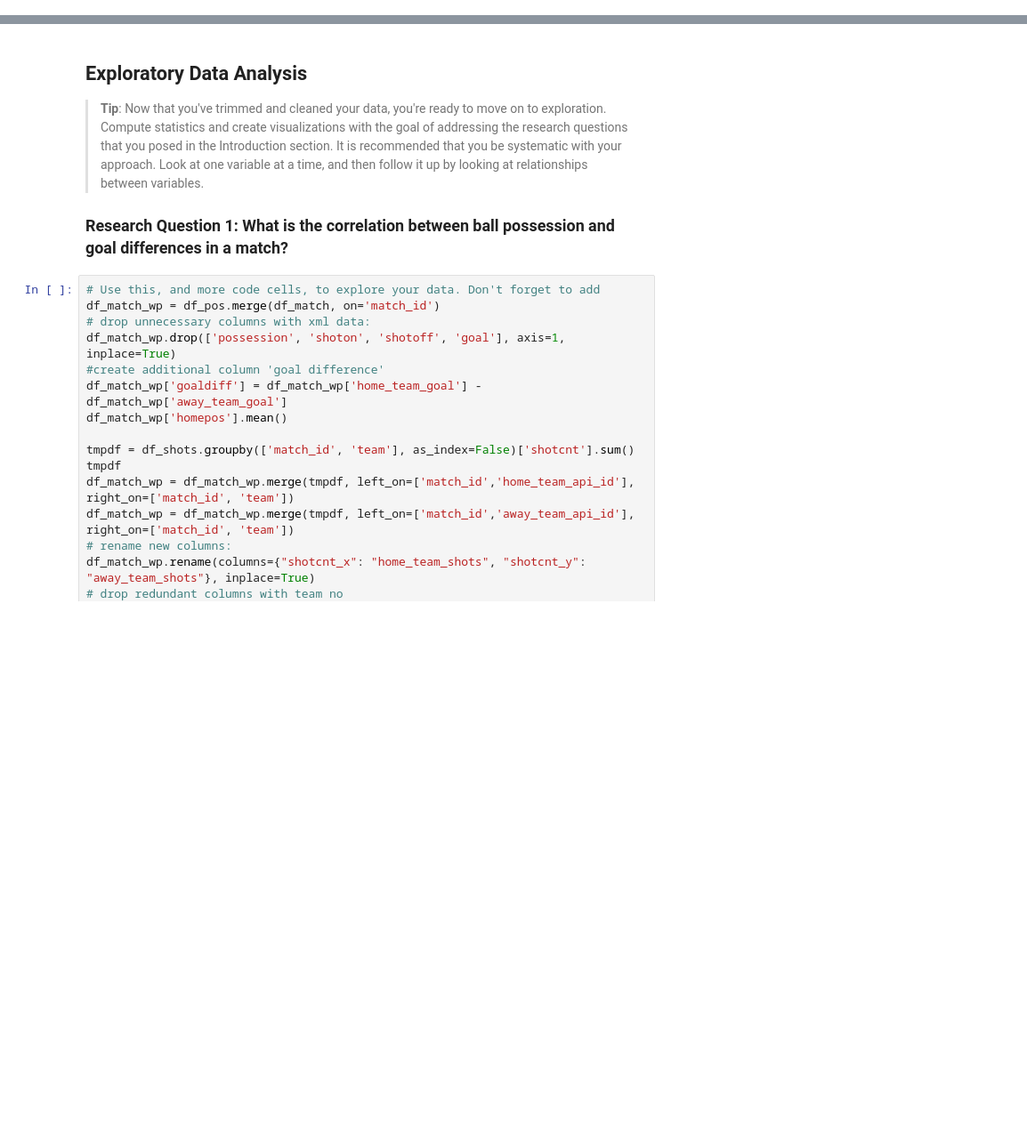
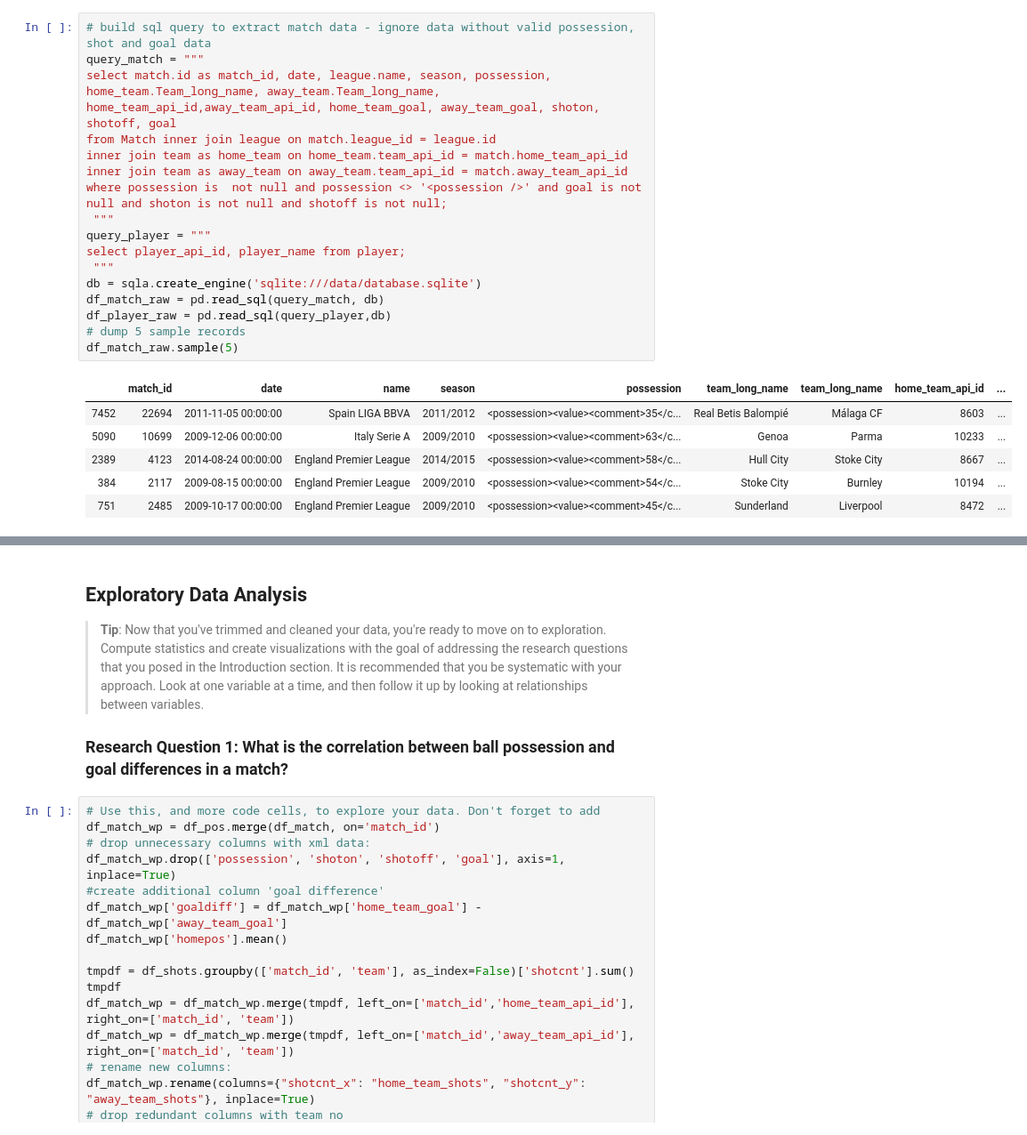
Before and after one commit to normannexo/jupyter_data_science, a Jupyter notebook: Soccer project.ipynb, the cells around one changed output, grey strips where cells are left out. Shown at 89% size. Cells and saved outputs as stored; diff of their text form; blank space fills up the shorter version.

```diff
--- a/Soccer project.ipynb
+++ b/Soccer project.ipynb
@@ -226,0 +50,24 @@ result.groupby('player_name')
+# %%
+# build sql query to extract match data - ignore data without valid possession, shot and goal data
+query_match = """
+select match.id as match_id, date, league.name, season, possession, home_team.Team_long_name, away_team.Team_long_name, home_team_api_id,away_team_api_id, home_team_goal, away_team_goal, shoton, shotoff, goal
+from Match inner join league on match.league_id = league.id
+inner join team as home_team on home_team.team_api_id = match.home_team_api_id
+inner join team as away_team on away_team.team_api_id = match.away_team_api_id
+where possession is  not null and possession <> '<possession />' and goal is not null and shoton is not null and shotoff is not null;
+ """
+query_player = """
+select player_api_id, player_name from player;
+ """
+db = sqla.create_engine('sqlite:///data/database.sqlite')
+df_match_raw = pd.read_sql(query_match, db)
+df_player_raw = pd.read_sql(query_player,db)
+# dump 5 sample records
+df_match_raw.sample(5)
+# %% [output]
+|  | match_id | date | name | season | possession | team_long_name | team_long_name | home_team_api_id | ... |
+| 7452 | 22694 | 2011-11-05 00:00:00 | Spain LIGA BBVA | 2011/2012 | <possession><value><comment>35</c... | Real Betis Balompié | Málaga CF | 8603 | ... |
+| 5090 | 10699 | 2009-12-06 00:00:00 | Italy Serie A | 2009/2010 | <possession><value><comment>63</c... | Genoa | Parma | 10233 | ... |
+| 2389 | 4123 | 2014-08-24 00:00:00 | England Premier League | 2014/2015 | <possession><value><comment>58</c... | Hull City | Stoke City | 8667 | ... |
+| 384 | 2117 | 2009-08-15 00:00:00 | England Premier League | 2009/2010 | <possession><value><comment>54</c... | Stoke City | Burnley | 10194 | ... |
+| 751 | 2485 | 2009-10-17 00:00:00 | England Premier League | 2009/2010 | <possession><value><comment>45</c... | Sunderland | Liverpool | 8472 | ... |
```
Also changed, not shown: parts of 42 cells of this notebook.
